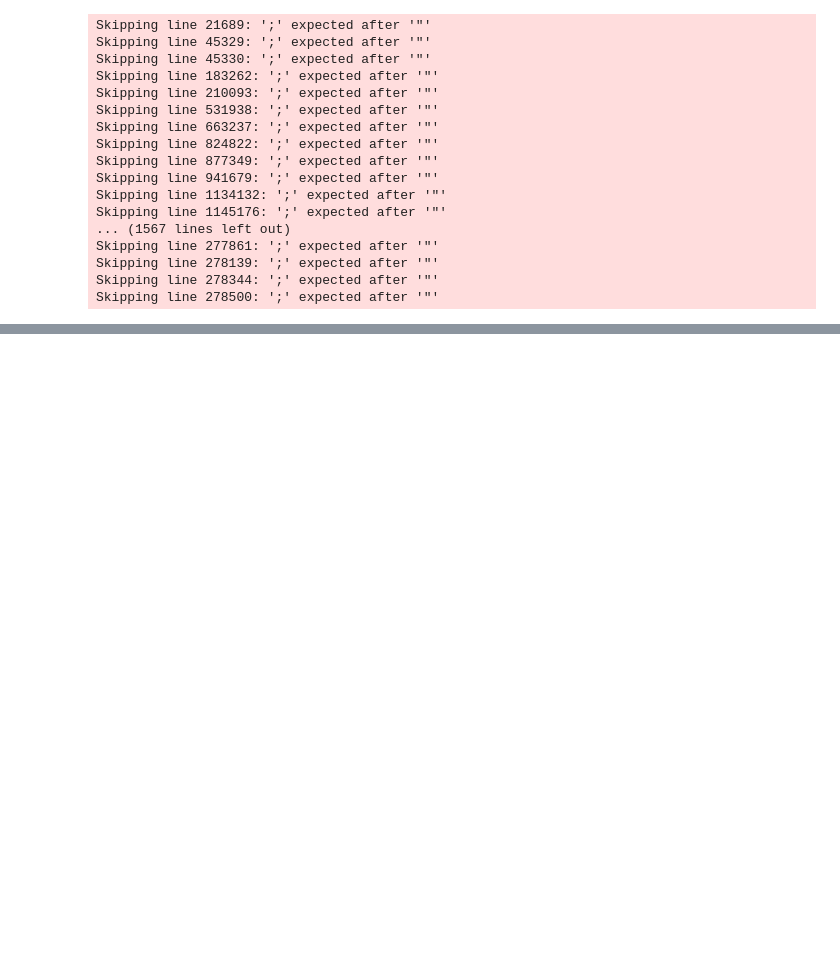
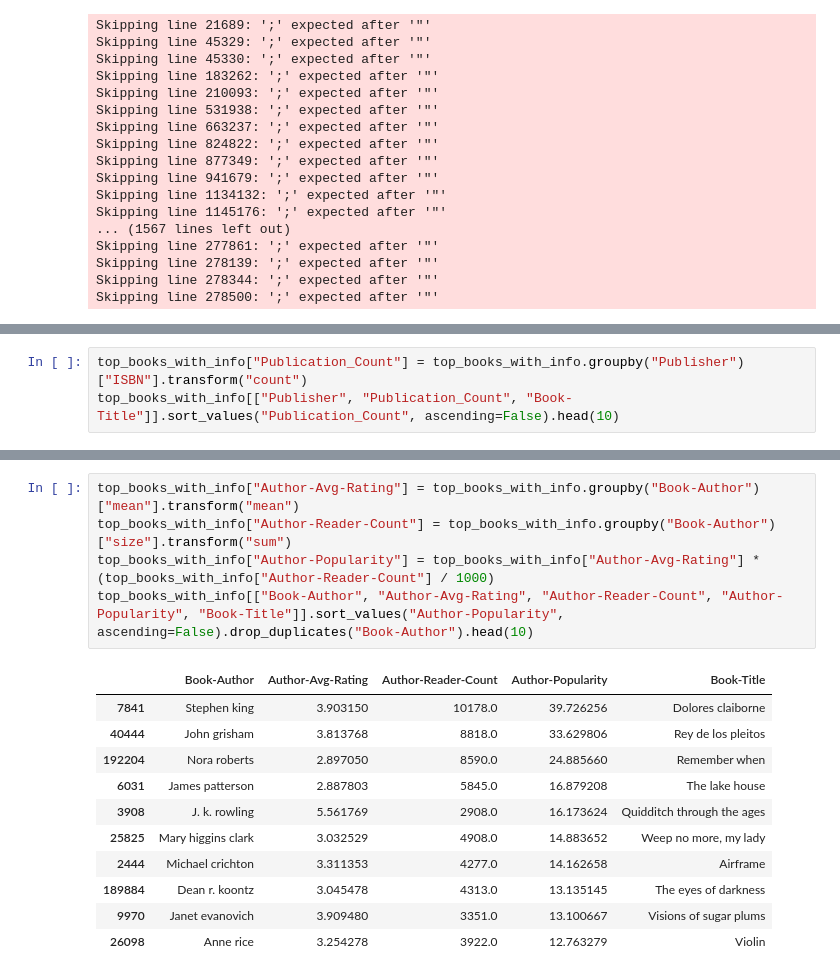
Before and after one commit to shaked-oren/ml_fun, a Jupyter notebook: inter.ipynb, the cells around one changed output, grey strips where cells are left out. Saved outputs shown, nothing was run; the diff lists cells and outputs as text; blank space fills up the shorter version.

```diff
--- a/inter.ipynb
+++ b/inter.ipynb
@@ -125,0 +148,3 @@ top_books_with_info
+# %%
+top_books_with_info["Publication_Count"] = top_books_with_info.groupby("Publisher")["ISBN"].transform("count")
+top_books_with_info[["Publisher", "Publication_Count", "Book-Title"]].sort_values("Publication_Count", ascending=False).head(10)
@@ -125,0 +163,17 @@ top_books_with_info
+# %%
+top_books_with_info["Author-Avg-Rating"] = top_books_with_info.groupby("Book-Author")["mean"].transform("mean")
+top_books_with_info["Author-Reader-Count"] = top_books_with_info.groupby("Book-Author")["size"].transform("sum")
+top_books_with_info["Author-Popularity"] = top_books_with_info["Author-Avg-Rating"] * (top_books_with_info["Author-Reader-Count"] / 1000)
+top_books_with_info[["Book-Author", "Author-Avg-Rating", "Author-Reader-Count", "Author-Popularity", "Book-Title"]].sort_values("Author-Popularity", ascending=False).drop_duplicates("Book-Author").head(10)
+# %% [output]
+|  | Book-Author | Author-Avg-Rating | Author-Reader-Count | Author-Popularity | Book-Title |
+| 7841 | Stephen king | 3.903150 | 10178.0 | 39.726256 | Dolores claiborne |
+| 40444 | John grisham | 3.813768 | 8818.0 | 33.629806 | Rey de los pleitos |
+| 192204 | Nora roberts | 2.897050 | 8590.0 | 24.885660 | Remember when |
+| 6031 | James patterson | 2.887803 | 5845.0 | 16.879208 | The lake house |
+| 3908 | J. k. rowling | 5.561769 | 2908.0 | 16.173624 | Quidditch through the ages |
+| 25825 | Mary higgins clark | 3.032529 | 4908.0 | 14.883652 | Weep no more, my lady |
+| 2444 | Michael crichton | 3.311353 | 4277.0 | 14.162658 | Airframe |
+| 189884 | Dean r. koontz | 3.045478 | 4313.0 | 13.135145 | The eyes of darkness |
+| 9970 | Janet evanovich | 3.909480 | 3351.0 | 13.100667 | Visions of sugar plums |
+| 26098 | Anne rice | 3.254278 | 3922.0 | 12.763279 | Violin |
```
Also changed, not shown: parts of 8 cells of this notebook.
